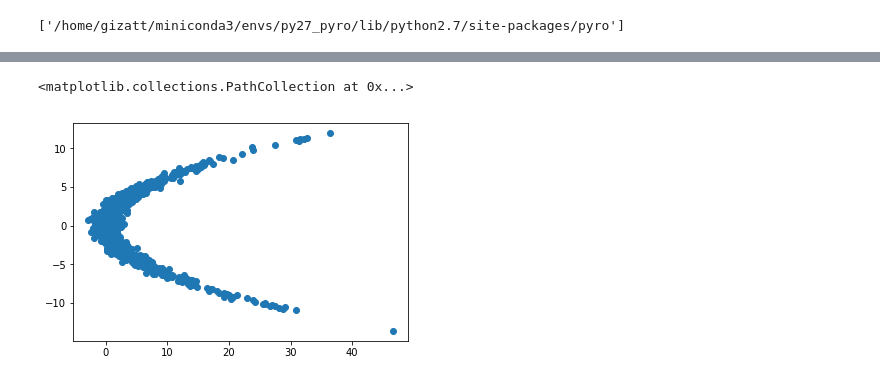
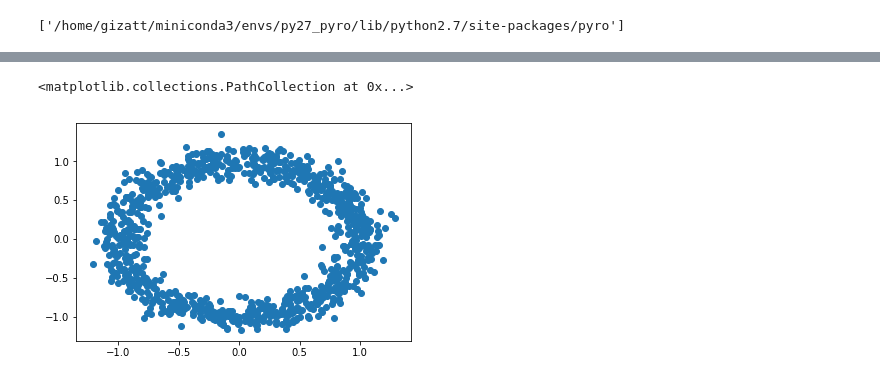
Before and after one commit to gizatt/scene_generation, a Jupyter notebook: notebooks/20190326_pyro_flows.ipynb, the cells around one changed output, grey strips where cells are left out. Drawn from its saved outputs; the diff is of its cells as text; code cells hidden in the pictures.

```diff
--- a/notebooks/20190326_pyro_flows.ipynb
+++ b/notebooks/20190326_pyro_flows.ipynb
@@ -37,12 +37,16 @@ tensor([0.0262, 1.0040])
 # %%
 N = 1000
 
-Y = np.random.randn(N)*4
-X = np.random.randn(N)*1 + (.25)*Y**2
+theta = np.random.random(N)*np.pi*2.
+radius = np.random.randn(N)*0.1 + 1.
+X = np.cos(theta)*radius
+Y = np.sin(theta)*radius
+#X = np.random.randn(N)*4
+#Y = np.random.randn(N)*1 + (.25)*X**2
 plt.scatter(X, Y)
 # %% [output]
 <matplotlib.collections.PathCollection at 0x...>
-[figure, old version]
+[figure, new version]
 # %%
 from pyro.optim import Adam
 from pyro.infer import SVI, Trace_ELBO
```
Also changed, not shown: parts of 8 cells of this notebook.
